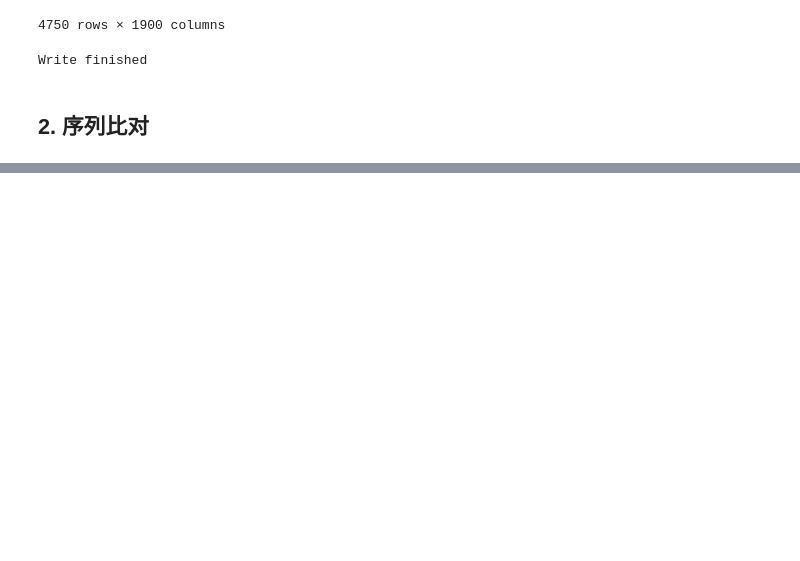
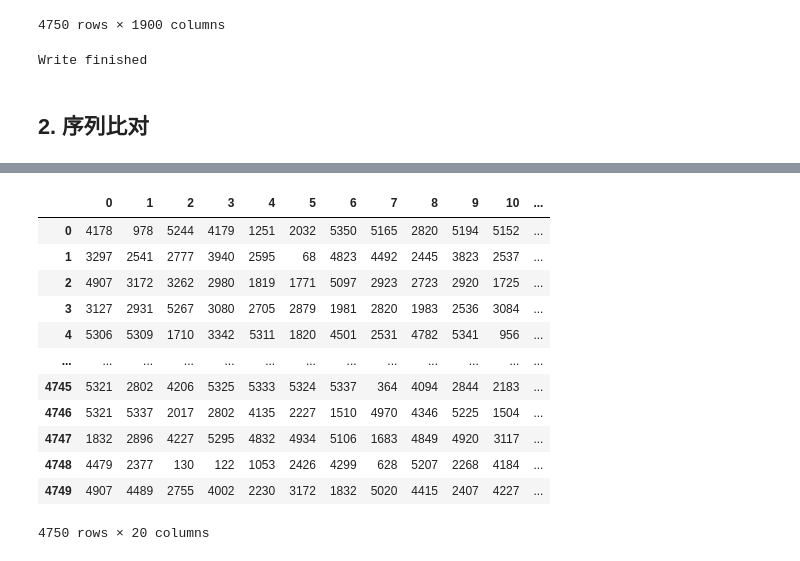
Before and after one commit to kingstdio/BioUniprot, a Jupyter notebook: tasks/task3/task3_1515.ipynb, the cells around one changed output, grey strips where cells are left out. Saved outputs shown, nothing was run; the diff lists cells and outputs as text; code cells hidden in the pictures; blank space fills up the shorter version.

```diff
--- a/tasks/task3/task3_1515.ipynb
+++ b/tasks/task3/task3_1515.ipynb
@@ -118,0 +208,36 @@ res_data = train_data_labeled.merge(unirep_data, on='id', how='left')
+# %%
+def sort_results(result_slice):
+    """
+    将slice的实验结果排序，并按照推荐顺序以两个矩阵的形式返回
+    @pred_top：预测结果排序
+    @pred_pb_top：预测结果评分排序
+    """
+    pred_top =[]
+    pred_pb_top =[]
+    aac =[]
+    for index, row in result_slice.iterrows():
+        row_trans= [*row.apply(lambda x: x.split(':')).values]
+        row_trans = pd.DataFrame(row_trans).sort_values(by=[1], ascending=False)
+        pred_top += [list(np.array(row_trans[0]).astype('int'))]
+        pred_pb_top += [list(np.array(row_trans[1]).astype('float'))]
+    pred_top = pd.DataFrame(pred_top)
+    pred_pb_top = pd.DataFrame(pred_pb_top)
+    return pred_top,  pred_pb_top
+# %%
+slice_pred_top, slice_pred_top_pb = sort_results(result_slice)
+# %%
+slice_pred_top
+# %% [output]
+|  | 0 | 1 | 2 | 3 | 4 | 5 | 6 | 7 | 8 | 9 | 10 | ... |
+| 0 | 4178 | 978 | 5244 | 4179 | 1251 | 2032 | 5350 | 5165 | 2820 | 5194 | 5152 | ... |
+| 1 | 3297 | 2541 | 2777 | 3940 | 2595 | 68 | 4823 | 4492 | 2445 | 3823 | 2537 | ... |
+| 2 | 4907 | 3172 | 3262 | 2980 | 1819 | 1771 | 5097 | 2923 | 2723 | 2920 | 1725 | ... |
+| 3 | 3127 | 2931 | 5267 | 3080 | 2705 | 2879 | 1981 | 2820 | 1983 | 2536 | 3084 | ... |
+| 4 | 5306 | 5309 | 1710 | 3342 | 5311 | 1820 | 4501 | 2531 | 4782 | 5341 | 956 | ... |
+| ... | ... | ... | ... | ... | ... | ... | ... | ... | ... | ... | ... | ... |
+| 4745 | 5321 | 2802 | 4206 | 5325 | 5333 | 5324 | 5337 | 364 | 4094 | 2844 | 2183 | ... |
+| 4746 | 5321 | 5337 | 2017 | 2802 | 4135 | 2227 | 1510 | 4970 | 4346 | 5225 | 1504 | ... |
+| 4747 | 1832 | 2896 | 4227 | 5295 | 4832 | 4934 | 5106 | 1683 | 4849 | 4920 | 3117 | ... |
+| 4748 | 4479 | 2377 | 130 | 122 | 1053 | 2426 | 4299 | 628 | 5207 | 2268 | 4184 | ... |
+| 4749 | 4907 | 4489 | 2755 | 4002 | 2230 | 3172 | 1832 | 5020 | 4415 | 2407 | 4227 | ... |
+4750 rows × 20 columns
```
Also changed, not shown: parts of 55 cells of this notebook, 3 other files.
